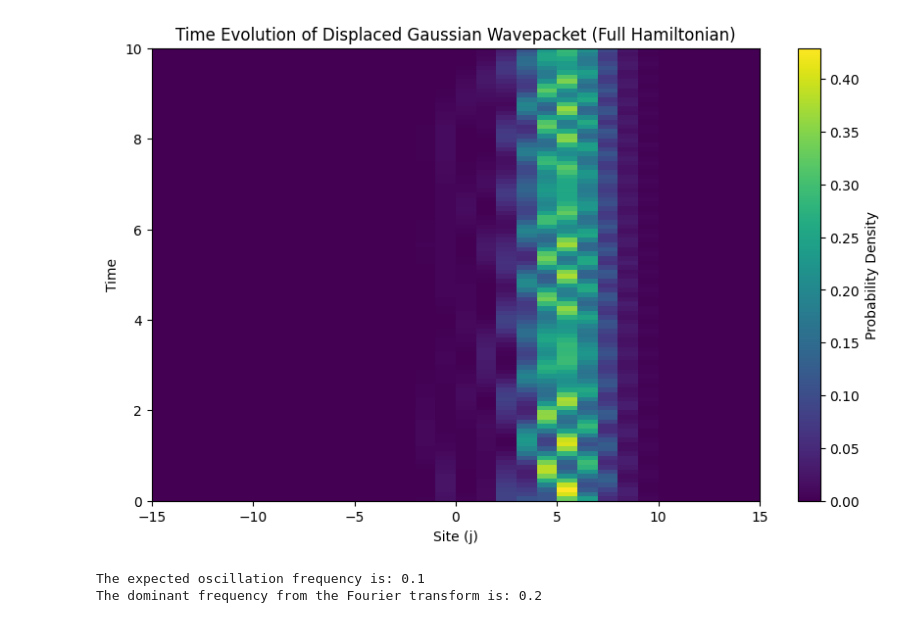
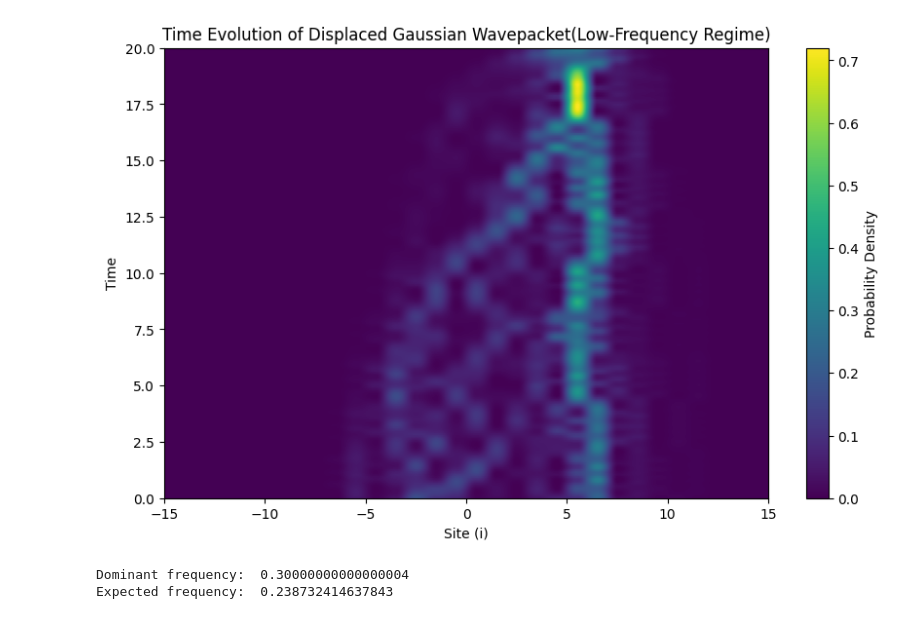
Before and after one commit to pietromalagoli/QIAP, a Jupyter notebook: assignment.ipynb, the cells around one changed output. Drawn from its saved outputs; the diff is of its cells as text; code cells hidden in the pictures.

```diff
--- a/assignment.ipynb
+++ b/assignment.ipynb
@@ -2,13 +2,13 @@
 import numpy as np
 import matplotlib.pyplot as plt
 from scipy.linalg import expm
-from scipy.fft import fft
+from scipy.fft import fft, fftfreq
 
 # Parameters
 N = 30  # Choose N > 20
 V0 = 1.0
-omega = 0.1
-J = 1.0
+omega = 1.5
+J = 1
 h_bar = 1.0
 
 # Full Hamiltonian
@@ -29,48 +29,64 @@ x = np.arange(-N//2, N//2)
 psi0 = np.exp(-(x - k0)**2 / (2 * sigma**2)) / np.sqrt(np.sqrt(np.pi) * sigma)
 
 # Time evolution
 def evolve_full(psi, dt, steps):
     result = np.zeros((steps, len(psi)), dtype=complex)
     for t in range(steps):
         H_t = H_full(t * dt)
         U = expm(-1j * H_t * dt / h_bar)
         psi = np.dot(U, psi)
         result[t, :] = psi
     return result
 
 # Displace the wavepacket from the center
 displacement = 5
 psi0 = np.roll(psi0, displacement)
 
 # Time parameters
 dt = 0.1
-steps = 100
+steps = 200
 
 # Perform time evolution
 result_full = evolve_full(psi0, dt, steps)
 
+# Additional part for frequency verification
+def verify_frequency(result, dt):
+    # Perform Fourier transform
+    fft_result = fft(result, axis=0)
+
+    # Calculate the frequencies
+    frequencies = fftfreq(result.shape[0], dt)
+
+    # Identify the dominant frequency
+    dominant_frequency = frequencies[np.argmax(np.abs(np.mean(fft_result, axis=1)))]
+
+    # So to always have a positive value frequency (we don't care about rotation direction)
+    dominant_frequency = np.abs(dominant_frequency)
+
+    return dominant_frequency
+
+# Perform time evolution
+result = evolve_full(psi0, dt, steps)
+
 # Plot the results
 plt.figure(figsize=(10, 6))
-plt.imshow(np.abs(result_full)**2, extent=[-N//2, N//2, 0, steps*dt], aspect='auto', cmap='viridis')
+plt.imshow(np.abs(result)**2, extent=[-N//2, N//2, 0, steps*dt], aspect='auto', cmap='viridis')
 plt.colorbar(label='Probability Density')
-plt.title('Time Evolution of Displaced Gaussian Wavepacket (Full Hamiltonian)')
-plt.xlabel('Site (j)')
+plt.title('Time Evolution of Displaced Gaussian Wavepacket(Low-Frequency Regime)')
+plt.xlabel('Site (i)')
 plt.ylabel('Time')
 plt.show()
 
-# Fourier transform to find the dominant frequency
-freqs = np.fft.fftfreq(steps, dt)
-fft_result = fft(result_full[:, N//2])  # We are interested in the central site
+# Verify the oscillation frequency
+dominant_frequency = verify_frequency(result, dt)
+expected_frequency = omega / (2 * np.pi)
 
-# Find the dominant frequency
-dominant_freq = np.abs(freqs[np.argmax(np.abs(fft_result))])
-
-print(f"The expected oscillation frequency is: {omega}")
-print(f"The dominant frequency from the Fourier transform is: {dominant_freq}")
+print("Dominant frequency: ", dominant_frequency)
+print("Expected frequency: ", expected_frequency)
 # %% [output]
-[figure, old version]
+[figure, new version]
-The expected oscillation frequency is: 0.1
-The dominant frequency from the Fourier transform is: 0.2
+Dominant frequency:  0.30000000000000004
+Expected frequency:  0.238732414637843
 # %%
 import numpy as np
 import matplotlib.pyplot as plt
```
Also changed, not shown: parts of 1 cell of this notebook.
